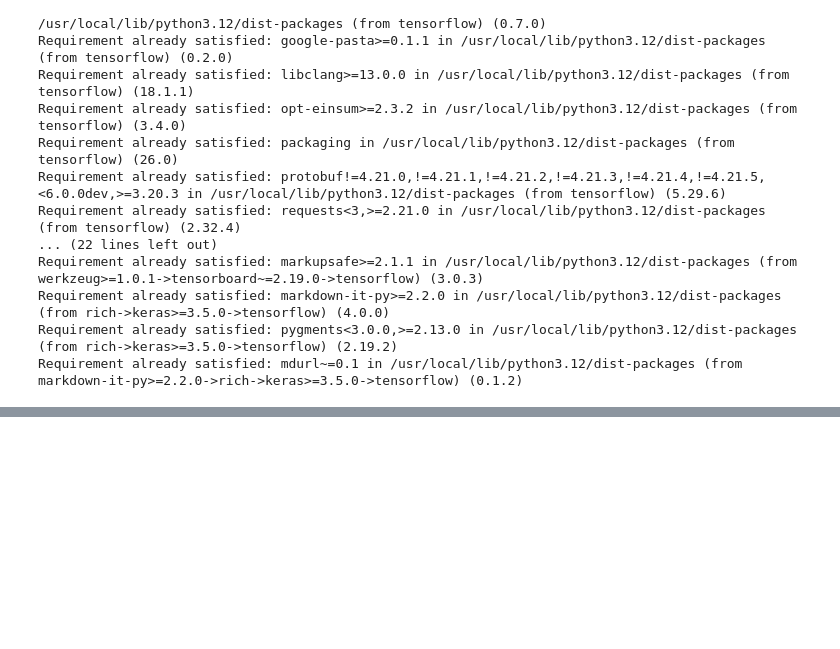
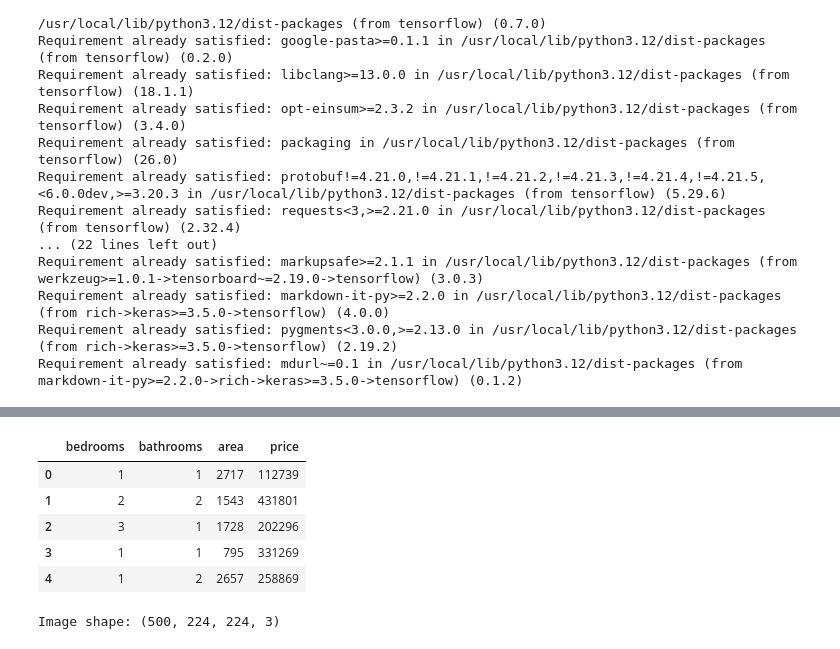
Before and after one commit to Fatima-05/Task3_-Housing-Price-Prediction, a Jupyter notebook: Task3_housing_price_pred.ipynb, the cells around one changed output, grey strips where cells are left out. Cells and saved outputs as stored; diff of their text form; code cells hidden in the pictures; blank space fills up the shorter version.

```diff
--- a/Task3_housing_price_pred.ipynb
+++ b/Task3_housing_price_pred.ipynb
@@ -102,0 +39,9 @@ print(images.shape)
+# %%
+# Load CIFAR-10 dataset (built-in, no errors)
+from tensorflow.keras.datasets import cifar10
+
+(X_images, y_labels), _ = cifar10.load_data()
+
+# Use only small subset (faster training)
+X_images = X_images[:500]
+y_labels = y_labels[:500]
@@ -103 +51,33 @@ print(images.shape)
+# %%
+# Create synthetic tabular data (since real housing+image dataset is complex)
+
+df = pd.DataFrame({
+    "bedrooms": np.random.randint(1, 5, size=len(X_images)),
+    "bathrooms": np.random.randint(1, 3, size=len(X_images)),
+    "area": np.random.randint(500, 3000, size=len(X_images)),
+    "price": np.random.randint(100000, 500000, size=len(X_images))
+})
+
+df.head()
+# %% [output]
+|  | bedrooms | bathrooms | area | price |
+| 0 | 1 | 1 | 2717 | 112739 |
+| 1 | 2 | 2 | 1543 | 431801 |
+| 2 | 3 | 1 | 1728 | 202296 |
+| 3 | 1 | 1 | 795 | 331269 |
+| 4 | 1 | 2 | 2657 | 258869 |
+# %%
+# Resize images to 224x224 for ResNet
+IMG_SIZE = 224
+
+images_resized = np.array([
+    cv2.resize(img, (IMG_SIZE, IMG_SIZE)) for img in X_images
+])
+
+# Preprocess for ResNet
+images_resized = preprocess_input(images_resized)
+
+print("Image shape:", images_resized.shape)
+# %% [output]
+Image shape: (500, 224, 224, 3)
 # %%
```
Also changed, not shown: parts of 13 cells of this notebook.
